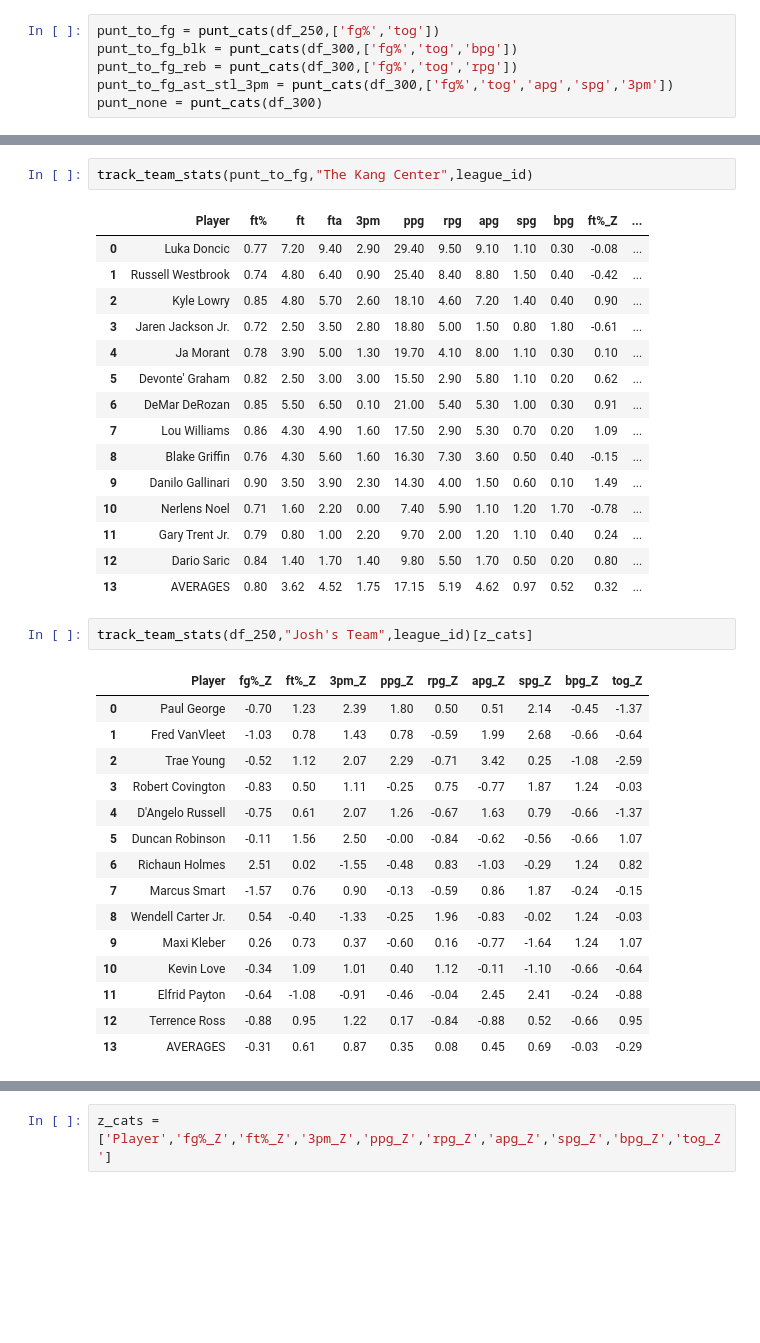
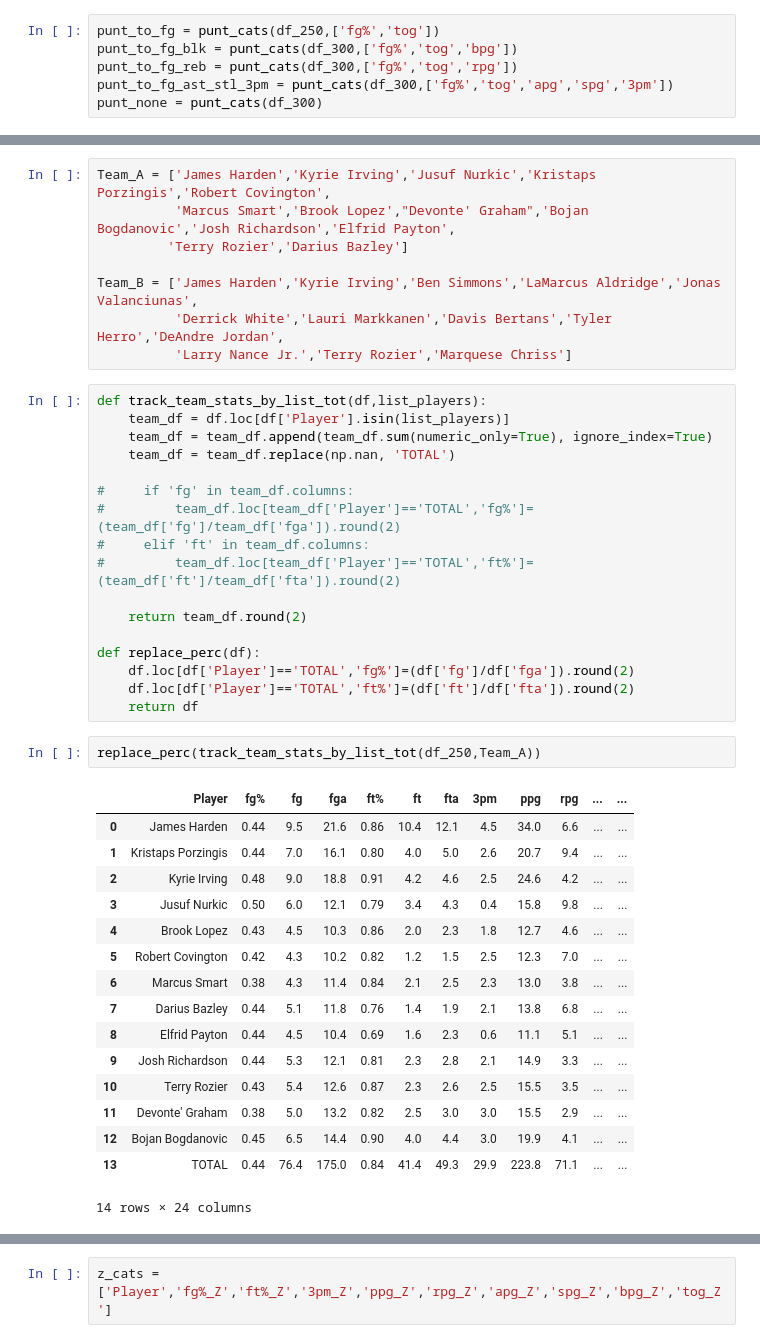
Before and after one commit to hahyunlee/Punt-Kings, a Jupyter notebook: notebooks/punting.ipynb, the cells around one changed output, grey strips where cells are left out. Cells and saved outputs as stored; diff of their text form; blank space fills up the shorter version.

```diff
--- a/notebooks/punting.ipynb
+++ b/notebooks/punting.ipynb
@@ -342,36 +398,44 @@ track_team_stats(punt_to_fg,"Josh's Team",league_id)
-# %%
-track_team_stats(punt_to_fg,"The Kang Center",league_id)
-# %% [output]
-|  | Player | ft% | ft | fta | 3pm | ppg | rpg | apg | spg | bpg | ft%_Z | ... |
-| 0 | Luka Doncic | 0.77 | 7.20 | 9.40 | 2.90 | 29.40 | 9.50 | 9.10 | 1.10 | 0.30 | -0.08 | ... |
-| 1 | Russell Westbrook | 0.74 | 4.80 | 6.40 | 0.90 | 25.40 | 8.40 | 8.80 | 1.50 | 0.40 | -0.42 | ... |
-| 2 | Kyle Lowry | 0.85 | 4.80 | 5.70 | 2.60 | 18.10 | 4.60 | 7.20 | 1.40 | 0.40 | 0.90 | ... |
-| 3 | Jaren Jackson Jr. | 0.72 | 2.50 | 3.50 | 2.80 | 18.80 | 5.00 | 1.50 | 0.80 | 1.80 | -0.61 | ... |
-| 4 | Ja Morant | 0.78 | 3.90 | 5.00 | 1.30 | 19.70 | 4.10 | 8.00 | 1.10 | 0.30 | 0.10 | ... |
-| 5 | Devonte' Graham | 0.82 | 2.50 | 3.00 | 3.00 | 15.50 | 2.90 | 5.80 | 1.10 | 0.20 | 0.62 | ... |
-| 6 | DeMar DeRozan | 0.85 | 5.50 | 6.50 | 0.10 | 21.00 | 5.40 | 5.30 | 1.00 | 0.30 | 0.91 | ... |
-| 7 | Lou Williams | 0.86 | 4.30 | 4.90 | 1.60 | 17.50 | 2.90 | 5.30 | 0.70 | 0.20 | 1.09 | ... |
-| 8 | Blake Griffin | 0.76 | 4.30 | 5.60 | 1.60 | 16.30 | 7.30 | 3.60 | 0.50 | 0.40 | -0.15 | ... |
-| 9 | Danilo Gallinari | 0.90 | 3.50 | 3.90 | 2.30 | 14.30 | 4.00 | 1.50 | 0.60 | 0.10 | 1.49 | ... |
-| 10 | Nerlens Noel | 0.71 | 1.60 | 2.20 | 0.00 | 7.40 | 5.90 | 1.10 | 1.20 | 1.70 | -0.78 | ... |
-| 11 | Gary Trent Jr. | 0.79 | 0.80 | 1.00 | 2.20 | 9.70 | 2.00 | 1.20 | 1.10 | 0.40 | 0.24 | ... |
-| 12 | Dario Saric | 0.84 | 1.40 | 1.70 | 1.40 | 9.80 | 5.50 | 1.70 | 0.50 | 0.20 | 0.80 | ... |
-| 13 | AVERAGES | 0.80 | 3.62 | 4.52 | 1.75 | 17.15 | 5.19 | 4.62 | 0.97 | 0.52 | 0.32 | ... |
-# %%
-track_team_stats(df_250,"Josh's Team",league_id)[z_cats]
-# %% [output]
-|  | Player | fg%_Z | ft%_Z | 3pm_Z | ppg_Z | rpg_Z | apg_Z | spg_Z | bpg_Z | tog_Z |
-| 0 | Paul George | -0.70 | 1.23 | 2.39 | 1.80 | 0.50 | 0.51 | 2.14 | -0.45 | -1.37 |
-| 1 | Fred VanVleet | -1.03 | 0.78 | 1.43 | 0.78 | -0.59 | 1.99 | 2.68 | -0.66 | -0.64 |
-| 2 | Trae Young | -0.52 | 1.12 | 2.07 | 2.29 | -0.71 | 3.42 | 0.25 | -1.08 | -2.59 |
-| 3 | Robert Covington | -0.83 | 0.50 | 1.11 | -0.25 | 0.75 | -0.77 | 1.87 | 1.24 | -0.03 |
-| 4 | D'Angelo Russell | -0.75 | 0.61 | 2.07 | 1.26 | -0.67 | 1.63 | 0.79 | -0.66 | -1.37 |
-| 5 | Duncan Robinson | -0.11 | 1.56 | 2.50 | -0.00 | -0.84 | -0.62 | -0.56 | -0.66 | 1.07 |
-| 6 | Richaun Holmes | 2.51 | 0.02 | -1.55 | -0.48 | 0.83 | -1.03 | -0.29 | 1.24 | 0.82 |
-| 7 | Marcus Smart | -1.57 | 0.76 | 0.90 | -0.13 | -0.59 | 0.86 | 1.87 | -0.24 | -0.15 |
-| 8 | Wendell Carter Jr. | 0.54 | -0.40 | -1.33 | -0.25 | 1.96 | -0.83 | -0.02 | 1.24 | -0.03 |
-| 9 | Maxi Kleber | 0.26 | 0.73 | 0.37 | -0.60 | 0.16 | -0.77 | -1.64 | 1.24 | 1.07 |
-| 10 | Kevin Love | -0.34 | 1.09 | 1.01 | 0.40 | 1.12 | -0.11 | -1.10 | -0.66 | -0.64 |
-| 11 | Elfrid Payton | -0.64 | -1.08 | -0.91 | -0.46 | -0.04 | 2.45 | 2.41 | -0.24 | -0.88 |
-| 12 | Terrence Ross | -0.88 | 0.95 | 1.22 | 0.17 | -0.84 | -0.88 | 0.52 | -0.66 | 0.95 |
-| 13 | AVERAGES | -0.31 | 0.61 | 0.87 | 0.35 | 0.08 | 0.45 | 0.69 | -0.03 | -0.29 |
+# %%
+Team_A = ['James Harden','Kyrie Irving','Jusuf Nurkic','Kristaps Porzingis','Robert Covington',
+          'Marcus Smart','Brook Lopez',"Devonte' Graham",'Bojan Bogdanovic','Josh Richardson','Elfrid Payton',
+         'Terry Rozier','Darius Bazley']
+
+Team_B = ['James Harden','Kyrie Irving','Ben Simmons','LaMarcus Aldridge','Jonas Valanciunas',
+          'Derrick White','Lauri Markkanen','Davis Bertans','Tyler Herro','DeAndre Jordan',
+          'Larry Nance Jr.','Terry Rozier','Marquese Chriss']
+# %%
+def track_team_stats_by_list_tot(df,list_players):
+    team_df = df.loc[df['Player'].isin(list_players)]
+    team_df = team_df.append(team_df.sum(numeric_only=True), ignore_index=True)
+    team_df = team_df.replace(np.nan, 'TOTAL')
+
+#     if 'fg' in team_df.columns:
+#         team_df.loc[team_df['Player']=='TOTAL','fg%']=(team_df['fg']/team_df['fga']).round(2)
+#     elif 'ft' in team_df.columns:
+#         team_df.loc[team_df['Player']=='TOTAL','ft%']=(team_df['ft']/team_df['fta']).round(2)
+
+    return team_df.round(2)
+
+def replace_perc(df):
+    df.loc[df['Player']=='TOTAL','fg%']=(df['fg']/df['fga']).round(2)
+    df.loc[df['Player']=='TOTAL','ft%']=(df['ft']/df['fta']).round(2)
+    return df
+# %%
+replace_perc(track_team_stats_by_list_tot(df_250,Team_A))
+# %% [output]
+|  | Player | fg% | fg | fga | ft% | ft | fta | 3pm | ppg | rpg | ... | ... |
+| 0 | James Harden | 0.44 | 9.5 | 21.6 | 0.86 | 10.4 | 12.1 | 4.5 | 34.0 | 6.6 | ... | ... |
+| 1 | Kristaps Porzingis | 0.44 | 7.0 | 16.1 | 0.80 | 4.0 | 5.0 | 2.6 | 20.7 | 9.4 | ... | ... |
+| 2 | Kyrie Irving | 0.48 | 9.0 | 18.8 | 0.91 | 4.2 | 4.6 | 2.5 | 24.6 | 4.2 | ... | ... |
+| 3 | Jusuf Nurkic | 0.50 | 6.0 | 12.1 | 0.79 | 3.4 | 4.3 | 0.4 | 15.8 | 9.8 | ... | ... |
+| 4 | Brook Lopez | 0.43 | 4.5 | 10.3 | 0.86 | 2.0 | 2.3 | 1.8 | 12.7 | 4.6 | ... | ... |
+| 5 | Robert Covington | 0.42 | 4.3 | 10.2 | 0.82 | 1.2 | 1.5 | 2.5 | 12.3 | 7.0 | ... | ... |
+| 6 | Marcus Smart | 0.38 | 4.3 | 11.4 | 0.84 | 2.1 | 2.5 | 2.3 | 13.0 | 3.8 | ... | ... |
+| 7 | Darius Bazley | 0.44 | 5.1 | 11.8 | 0.76 | 1.4 | 1.9 | 2.1 | 13.8 | 6.8 | ... | ... |
+| 8 | Elfrid Payton | 0.44 | 4.5 | 10.4 | 0.69 | 1.6 | 2.3 | 0.6 | 11.1 | 5.1 | ... | ... |
+| 9 | Josh Richardson | 0.44 | 5.3 | 12.1 | 0.81 | 2.3 | 2.8 | 2.1 | 14.9 | 3.3 | ... | ... |
+| 10 | Terry Rozier | 0.43 | 5.4 | 12.6 | 0.87 | 2.3 | 2.6 | 2.5 | 15.5 | 3.5 | ... | ... |
+| 11 | Devonte' Graham | 0.38 | 5.0 | 13.2 | 0.82 | 2.5 | 3.0 | 3.0 | 15.5 | 2.9 | ... | ... |
+| 12 | Bojan Bogdanovic | 0.45 | 6.5 | 14.4 | 0.90 | 4.0 | 4.4 | 3.0 | 19.9 | 4.1 | ... | ... |
+| 13 | TOTAL | 0.44 | 76.4 | 175.0 | 0.84 | 41.4 | 49.3 | 29.9 | 223.8 | 71.1 | ... | ... |
+14 rows × 24 columns
```
Also changed, not shown: parts of 12 cells of this notebook, 26 other files.
